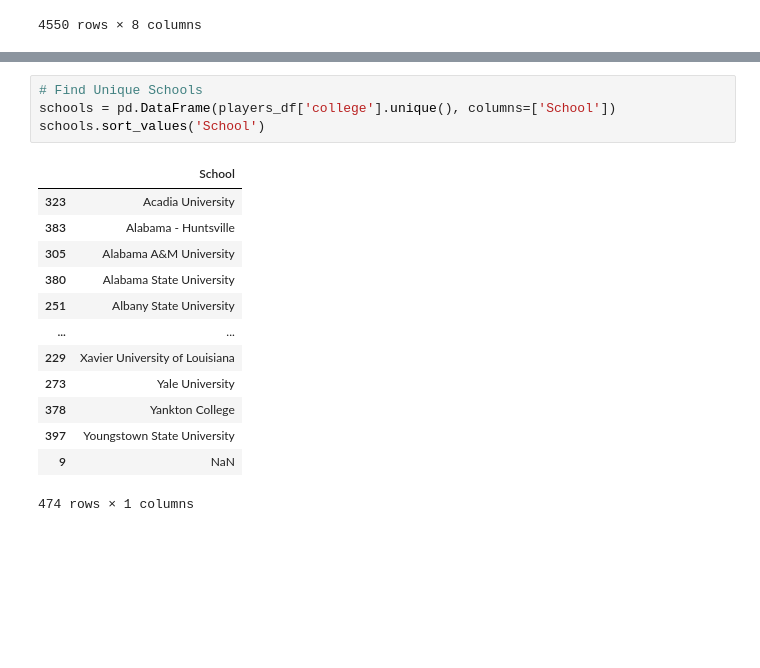
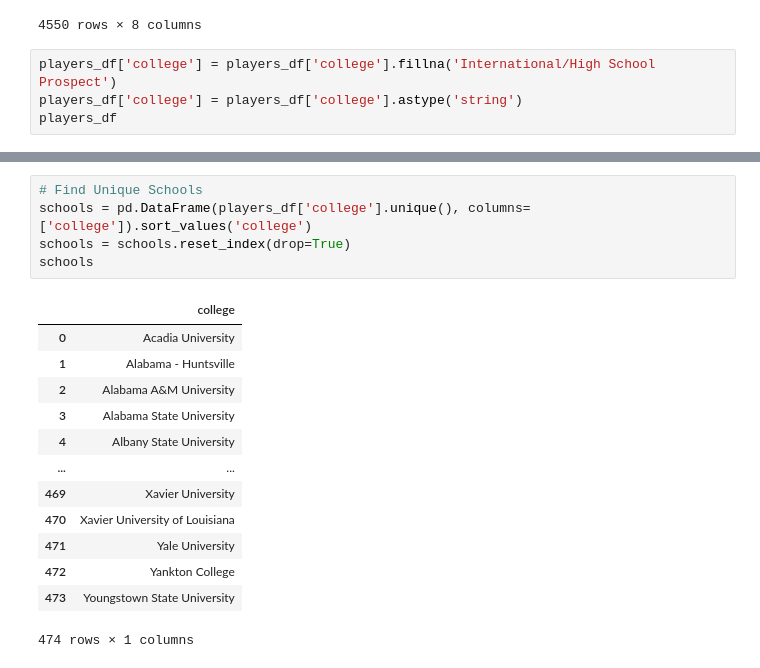
Before and after one commit to wclewett/ETL_project, a Jupyter notebook: school_id_creation.ipynb, the cells around one changed output, grey strips where cells are left out. Drawn from its saved outputs; the diff is of its cells as text; blank space fills up the shorter version.

```diff
--- a/school_id_creation.ipynb
+++ b/school_id_creation.ipynb
@@ -19,3 +19,7 @@ players_df
 | 4548 | Ivica Zubac | 2017 | 2018 | C | 7-1 | 265.0 | March 18, 1997 | NaN |
 | 4549 | Matt Zunic | 1949 | 1949 | G-F | 6-3 | 195.0 | December 19, 1919 | George Washington University |
 4550 rows × 8 columns
+# %%
+players_df['college'] = players_df['college'].fillna('International/High School Prospect')
+players_df['college'] = players_df['college'].astype('string')
+players_df
@@ -22,18 +58,19 @@ players_df
 # %%
 # Find Unique Schools
-schools = pd.DataFrame(players_df['college'].unique(), columns=['School'])
-schools.sort_values('School')
+schools = pd.DataFrame(players_df['college'].unique(), columns=['college']).sort_values('college')
+schools = schools.reset_index(drop=True)
+schools
 # %% [output]
-|  | School |
-| 323 | Acadia University |
-| 383 | Alabama - Huntsville |
-| 305 | Alabama A&M University |
-| 380 | Alabama State University |
-| 251 | Albany State University |
+|  | college |
+| 0 | Acadia University |
+| 1 | Alabama - Huntsville |
+| 2 | Alabama A&M University |
+| 3 | Alabama State University |
+| 4 | Albany State University |
 | ... | ... |
-| 229 | Xavier University of Louisiana |
-| 273 | Yale University |
-| 378 | Yankton College |
-| 397 | Youngstown State University |
-| 9 | NaN |
+| 469 | Xavier University |
+| 470 | Xavier University of Louisiana |
+| 471 | Yale University |
+| 472 | Yankton College |
+| 473 | Youngstown State University |
 474 rows × 1 columns
```
Also changed, not shown: parts of 8 cells of this notebook, 12 other files.
